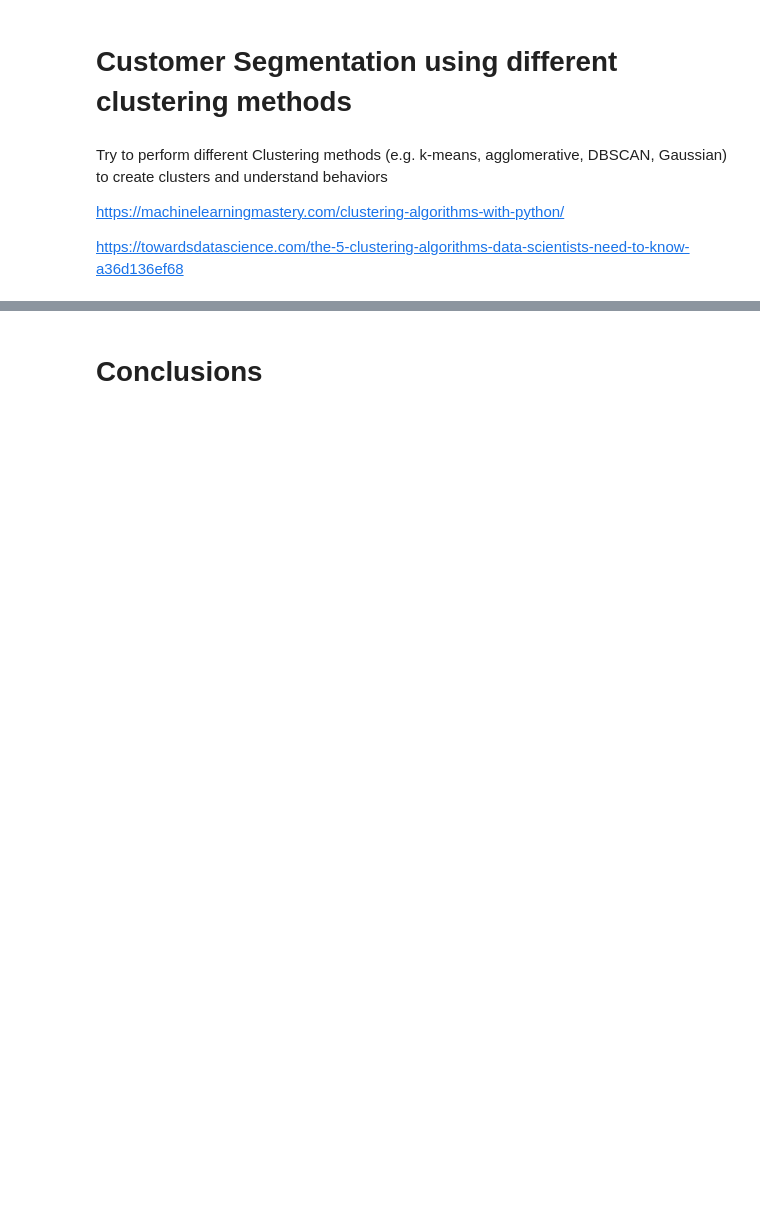
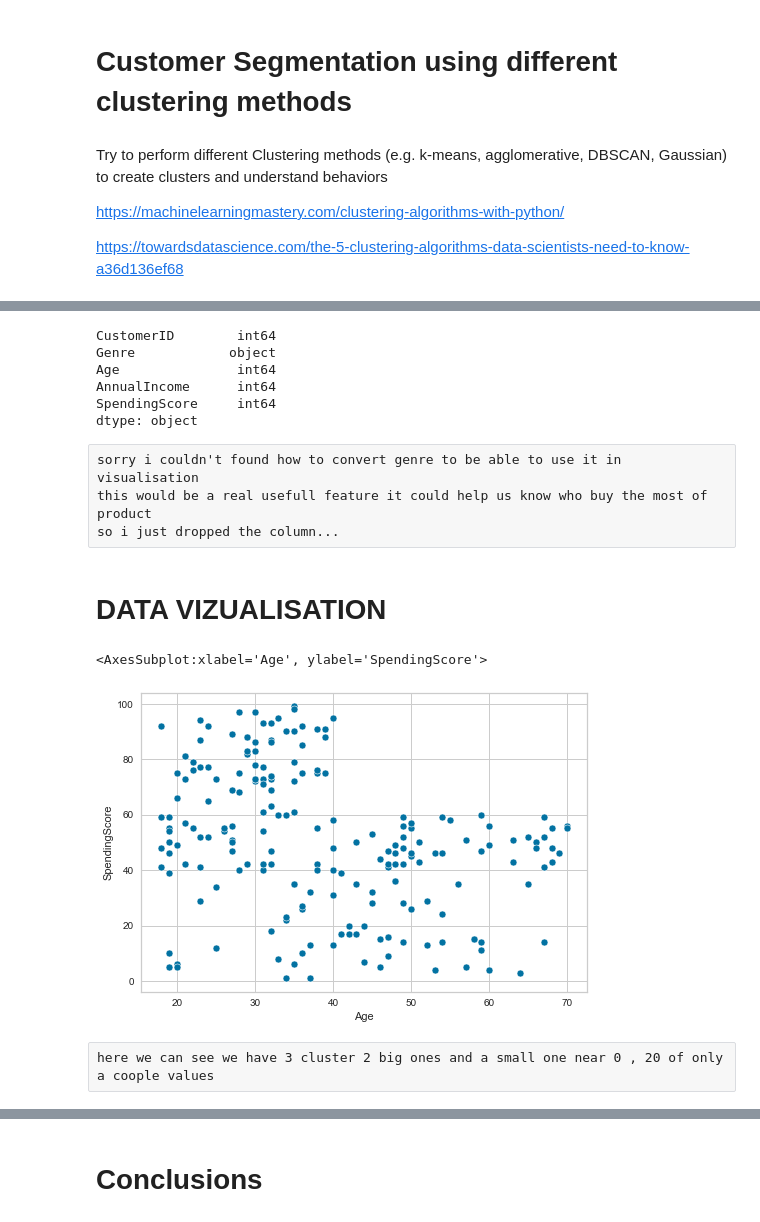
Before and after one commit to Clmntc/Analyse-de-clients-avec-votre-agence-IA, a Jupyter notebook: 02_understand_mall_customers.ipynb, the cells around one changed output, grey strips where cells are left out. Cells and saved outputs as stored; diff of their text form; code cells hidden in the pictures; blank space fills up the shorter version.

```diff
--- a/02_understand_mall_customers.ipynb
+++ b/02_understand_mall_customers.ipynb
@@ -32,3 +45,5 @@ Try to perform different Clustering methods (e.g. k-means, agglomerative, DBSCAN
 https://machinelearningmastery.com/clustering-algorithms-with-python/
 
 https://towardsdatascience.com/the-5-clustering-algorithms-data-scientists-need-to-know-a36d136ef68
+# %%
+mall_df = mall_df.rename({"Spending Score (1-100)" : "SpendingScore" , "Annual Income (k$)" : "AnnualIncome"} , axis=1)
@@ -34,0 +66,28 @@ https://towardsdatascience.com/the-5-clustering-algorithms-data-scientists-need-
+# %%
+mall_df.dtypes
+# %% [output]
+CustomerID        int64
+Genre            object
+Age               int64
+AnnualIncome      int64
+SpendingScore     int64
+dtype: object
+# %%
+mall_df = mall_df.drop("Genre" , axis=1)
+# %% [raw]
+sorry i couldn't found how to convert genre to be able to use it in visualisation
+this would be a real usefull feature it could help us know who buy the most of product
+so i just dropped the column...
+# %% [markdown]
+# DATA VIZUALISATION
+# %%
+x = mall_df.Age
+# %%
+y = mall_df.SpendingScore
+# %%
+sns.scatterplot( x , y)
+# %% [output]
+<AxesSubplot:xlabel='Age', ylabel='SpendingScore'>
+[figure, added]
+# %% [raw]
+here we can see we have 3 cluster 2 big ones and a small one near 0 , 20 of only a coople values
```
Also changed, not shown: parts of 33 cells of this notebook, 4 other files.
